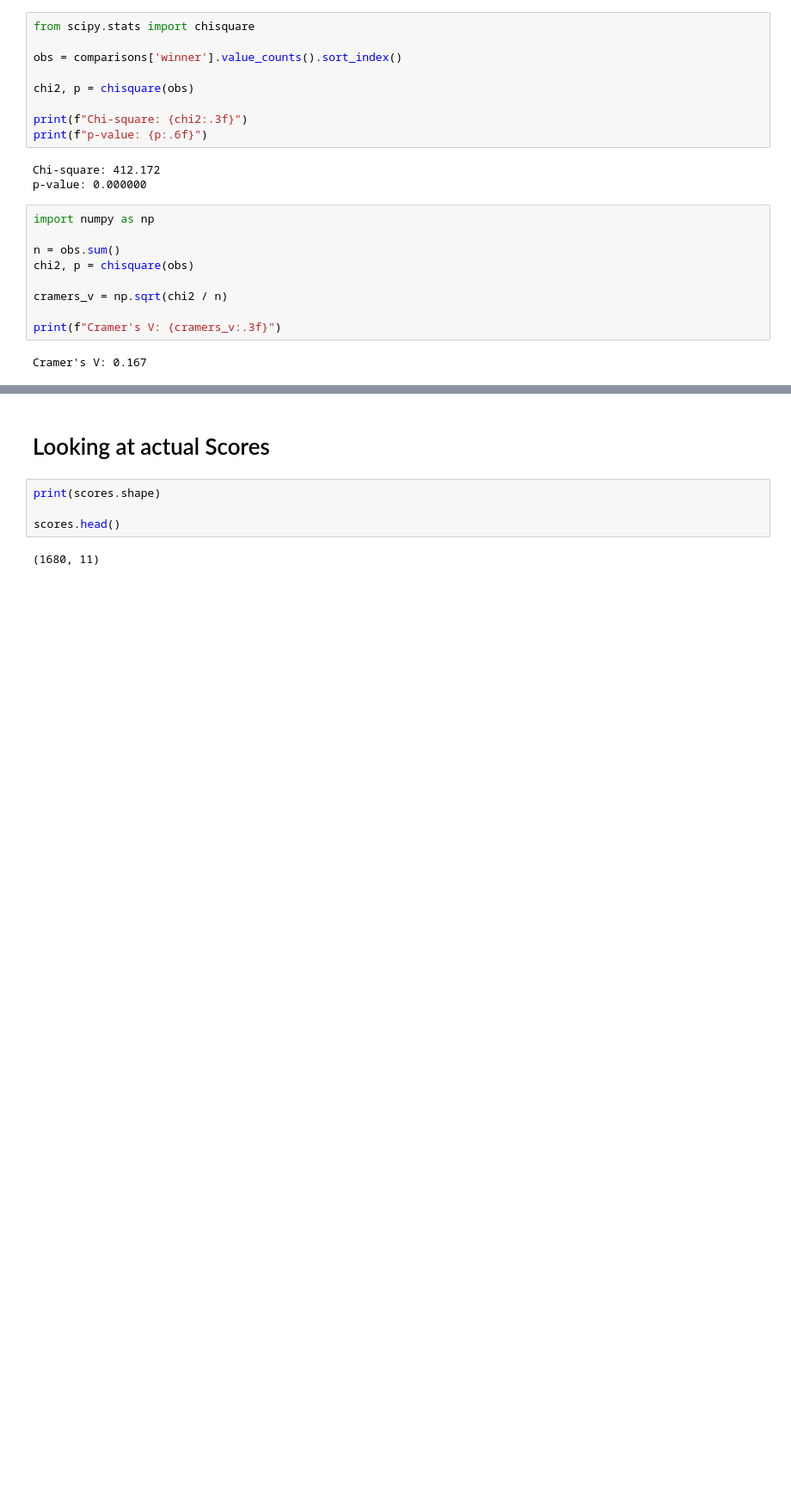
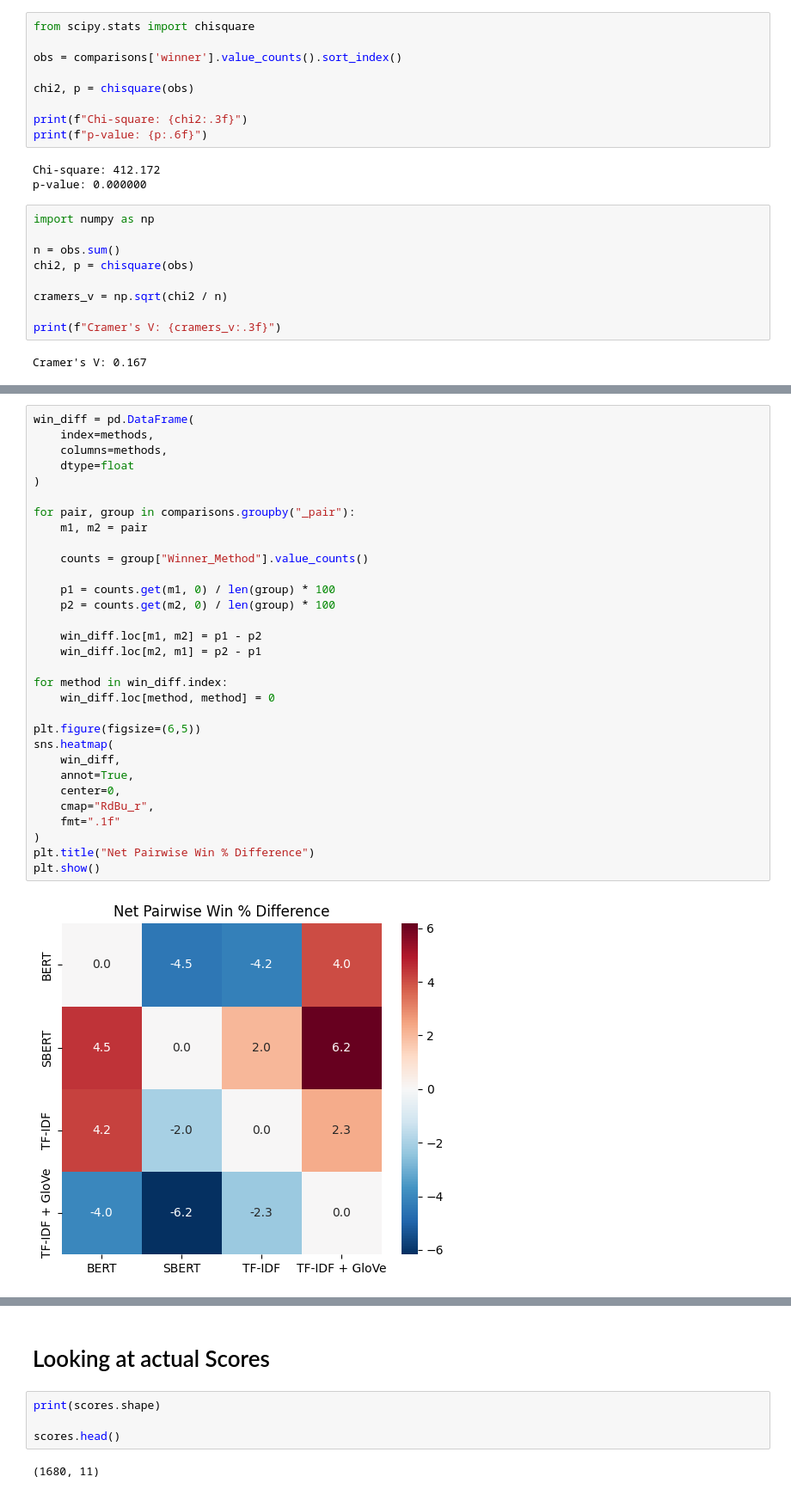
Before and after one commit to cwc09262/psalms-nlp-research, a Jupyter notebook: query_compare/llm_scoring/new_full/llm_results_eval.ipynb, the cells around one changed output, grey strips where cells are left out. Shown at 86% size. Cells and saved outputs as stored; diff of their text form; blank space fills up the shorter version.

```diff
--- a/query_compare/llm_scoring/new_full/llm_results_eval.ipynb
+++ b/query_compare/llm_scoring/new_full/llm_results_eval.ipynb
@@ -487,0 +725,33 @@ Cramer's V: 0.167
+# %%
+win_diff = pd.DataFrame(
+    index=methods,
+    columns=methods,
+    dtype=float
+)
+
+for pair, group in comparisons.groupby("_pair"):
+    m1, m2 = pair
+
+    counts = group["Winner_Method"].value_counts()
+
+    p1 = counts.get(m1, 0) / len(group) * 100
+    p2 = counts.get(m2, 0) / len(group) * 100
+
+    win_diff.loc[m1, m2] = p1 - p2
+    win_diff.loc[m2, m1] = p2 - p1
+
+for method in win_diff.index:
+    win_diff.loc[method, method] = 0
+
+plt.figure(figsize=(6,5))
+sns.heatmap(
+    win_diff,
+    annot=True,
+    center=0,
+    cmap="RdBu_r",
+    fmt=".1f"
+)
+plt.title("Net Pairwise Win % Difference")
+plt.show()
+# %% [output]
+[figure, added]
```
Also changed, not shown: parts of 59 cells of this notebook.
